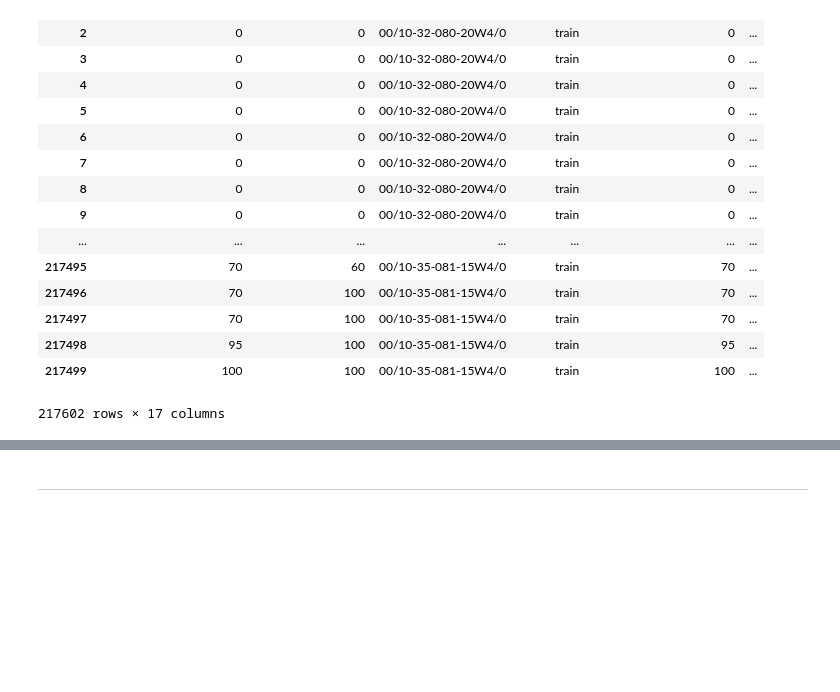
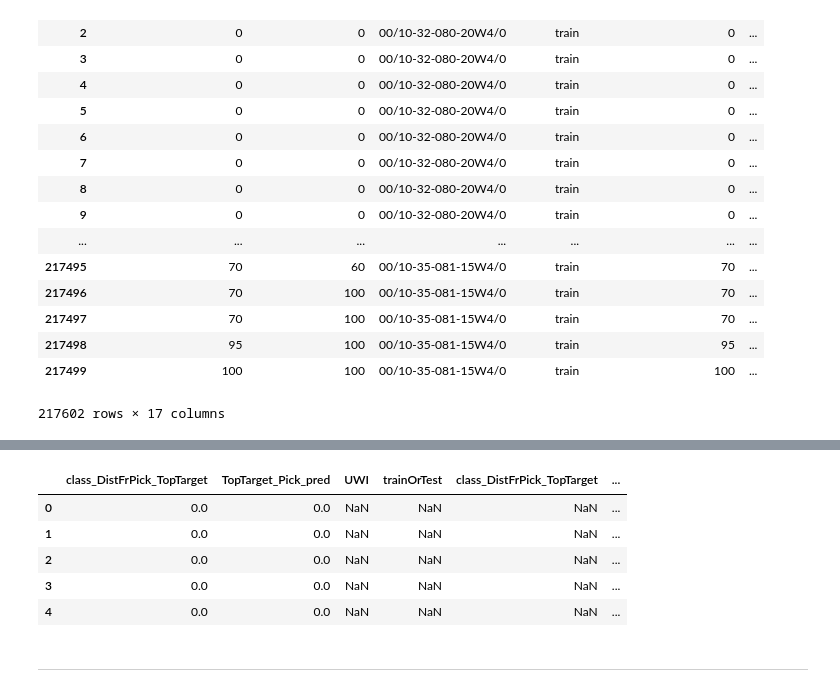
Before and after one commit to JustinGOSSES/MannvilleGroup_Strat_Hackathon, a Jupyter notebook: notebooks_2018/modular_redo/Machine_Learning/Machine_Learning_PostSplit_vG_AfterAbstractAAPG_vF.ipynb, the cells around one changed output, grey strips where cells are left out. Drawn from its saved outputs; the diff is of its cells as text; code cells hidden in the pictures; blank space fills up the shorter version.

```diff
--- a/notebooks_2018/modular_redo/Machine_Learning/Machine_Learning_PostSplit_vG_AfterAbstractAAPG_vF.ipynb
+++ b/notebooks_2018/modular_redo/Machine_Learning/Machine_Learning_PostSplit_vG_AfterAbstractAAPG_vF.ipynb
@@ -412,7 +412,7 @@ class InputDistClassPrediction_to_BestDepthForTop():
     def __init__(self):
         self.result_df_dist_class_prediction = None
         self.concat_modelResults_w_indexValues = None
-        self.df_results_test_wIndex = None
+        self.df_results_trainOrtest_wIndex = None
         self.model = None
         self.MLobj = None
 
@@ -437,6 +437,7 @@ class InputDistClassPrediction_to_BestDepthForTop():
             print("ran predict_from_model() which runs inside self.result_df_dist_class_prediction = model.predict(df_X_toPredict) access the results by appending .result_df_dist_class_prediction to the class instance")
         return self.result_df_dist_class_prediction
 
+
     def load_dist_class_pred_df(self,dist_class_pred_df):
         """
         explain theyself
@@ -455,7 +456,8 @@ class InputDistClassPrediction_to_BestDepthForTop():
         else:
             y_indexValues = self.MLobj.test_y.index.values
             train_or_test_y = self.MLobj.test_y
-
+        print(type(distClassModel_resultsNDArry))
+        print(type(y_indexValues))
         if len(distClassModel_resultsNDArry) != len(y_indexValues):
             print("Two input arguments length does not match. This invalidates an assumption of this function")
             print("length of distClassModel_resultsNDArry is ",len(distClassModel_resultsNDArry)," and length of y_indexValues",len(y_indexValues))
@@ -478,8 +480,9 @@ class InputDistClassPrediction_to_BestDepthForTop():
         df_results_test_ = self.concat_modelResults_w_indexValues
         df_results_test_wIndex = pd.concat([df_results_test_, TrainOrTest_index], axis=1)
         df_results_test_wIndex2 = pd.concat([df_results_test_wIndex, df_[cols_to_keep_list]], axis=1)
-        self.df_results_test_wIndex = df_results_test_wIndex2
-        return self.df_results_test_wIndex
+        self.df_results_trainOrtest_wIndex = df_results_test_wIndex2
+        print("in concat_step2, type of df_results_trainOrtest_wIndex=",type(self.df_results_trainOrtest_wIndex))
+        return self.df_results_trainOrtest_wIndex
 
 
     def calc_pred_vs_real_top_dif(self,df,depth_str,pick_pred_class_str,UWI_str,rollingWindows,predClasses):
@@ -516,14 +519,21 @@ class InputDistClassPrediction_to_BestDepthForTop():
         df_merges = pd.merge(df_merges,max_frame, on='UWI', how='outer')
         return df_merges
 
-    def run_all(self,dist_class_pred_df,depth_str,pick_pred_class_str,UWI_str,rollingWindows,predClasses):
+    def run_all(self,MLobj,model,trainOrTest_str,vs,cols_to_keep_list,dist_class_pred_df,depth_str,pick_pred_class_str,UWI_str,rollingWindows,predClasses):
         """
         Runs two functions. Takes in first the resulting dataframe from model.predict(df_X_toPredict). Take in second, depth_str,pick_pred_class_str,UWI_str,rollingWindows,predClasses.
         Creates rolling means and median distance class values across different size rolling windows.
         """
-        self.load_dist_class_pred_df(dist_class_pred_df)
+        self.load_MLobj(MLobj)
+        self.predict_from_model(model,MLobj.train_X)
+        #self.load_dist_class_pred_df(dist_class_pred_df)
+        self.concat_modelResultsNDArray_w_indexValues(self.result_df_dist_class_prediction,trainOrTest_str,vs.pick_class_str)
+        self.concat_step2(MLobj,trainOrTest_str,cols_to_keep_list)
+
         print("type of dist_class_pred_df",type(dist_class_pred_df))
-        df_merges = self.calc_pred_vs_real_top_dif(self.result_df_dist_class_prediction,depth_str,pick_pred_class_str,UWI_str,rollingWindows,predClasses)
+        print("type of self.df_results_trainOrtest_wIndex",type(self.df_results_trainOrtest_wIndex))
+
+        df_merges = self.calc_pred_vs_real_top_dif(self.df_results_trainOrtest_wIndex,depth_str,pick_pred_class_str,UWI_str,rollingWindows,predClasses)
         return df_merges
 # %%
 concatClass = InputDistClassPrediction_to_BestDepthForTop()
@@ -548,7 +558,7 @@ cols_to_keep_list = ['DEPT',"NN1_TopHelper_DEPTH","NN1_thickness","topTarget_Dep
 # %%
 concatClass2 = concatClass.concat_step2(ML1,"train",cols_to_keep_list)
 # %%
-distClassDF_wRollingCols_training = concatClass.run_all(concatClass.df_results_test_wIndex,vs.depth_str,vs.pick_class_str,vs.UWI_str,vs.rollingWindows,vs.distClassIntegersArray)
+distClassDF_wRollingCols_training = concatClass.run_all(concatClass.df_results_trainOrtest_wIndex,vs.depth_str,vs.pick_class_str,vs.UWI_str,vs.rollingWindows,vs.distClassIntegersArray)
 # %% [output]
 type of dist_class_pred_df <class 'pandas.core.frame.DataFrame'>
 type(idx) <class 'pandas.core.frame.DataFrame'>
@@ -575,0 +588,2 @@ distClassDF_wRollingCols_training
+# %%
+distClassDF_wRollingCols_training2 = concatClass.run_all(ML1,model,"train",vs,cols_to_keep_list,concatClass.df_results_trainOrtest_wIndex,vs.depth_str,vs.pick_class_str,vs.UWI_str,vs.rollingWindows,vs.distClassIntegersArray)
@@ -575,0 +610,2 @@ distClassDF_wRollingCols_training
+# %%
+distClassDF_wRollingCols_testData = concatClass.run_all(ML1,model,"test",vs,cols_to_keep_list,concatClass.df_results_trainOrtest_wIndex,vs.depth_str,vs.pick_class_str,vs.UWI_str,vs.rollingWindows,vs.distClassIntegersArray)
@@ -576,3 +628,12 @@ distClassDF_wRollingCols_training
+# %%
+distClassDF_wRollingCols_testData.head()
+# %% [output]
+|  | class_DistFrPick_TopTarget | TopTarget_Pick_pred | UWI | trainOrTest | class_DistFrPick_TopTarget | ... |
+| 0 | 0.0 | 0.0 | NaN | NaN | NaN | ... |
+| 1 | 0.0 | 0.0 | NaN | NaN | NaN | ... |
+| 2 | 0.0 | 0.0 | NaN | NaN | NaN | ... |
+| 3 | 0.0 | 0.0 | NaN | NaN | NaN | ... |
+| 4 | 0.0 | 0.0 | NaN | NaN | NaN | ... |
 # %% [markdown]
 --------
 # %% [markdown]
```
Also changed, not shown: parts of 12 cells of this notebook.
